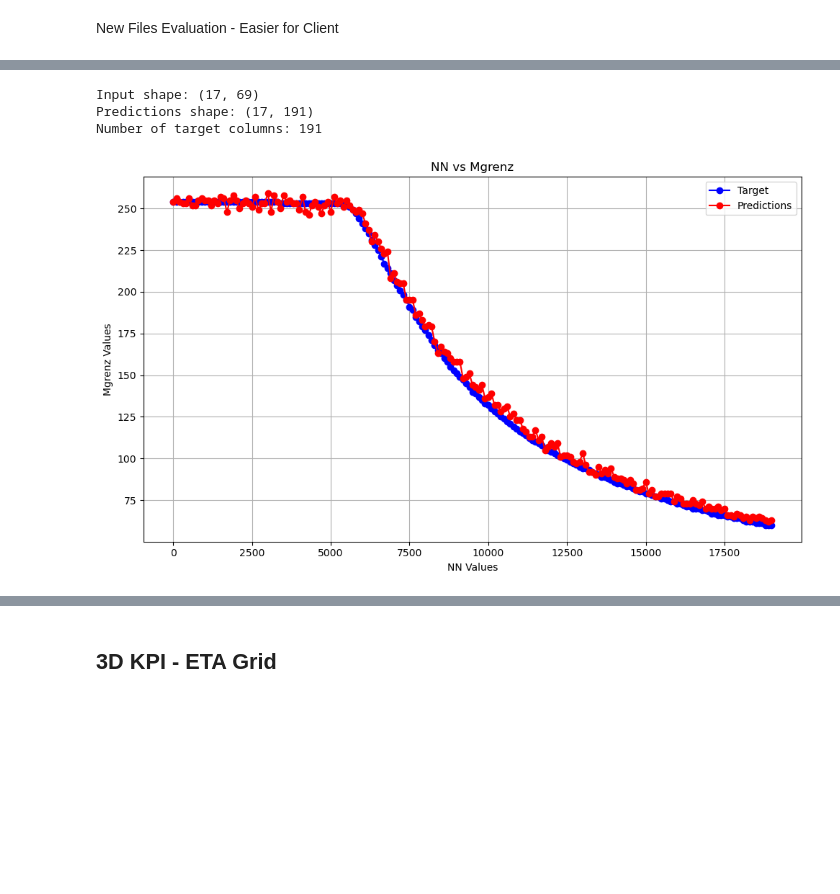
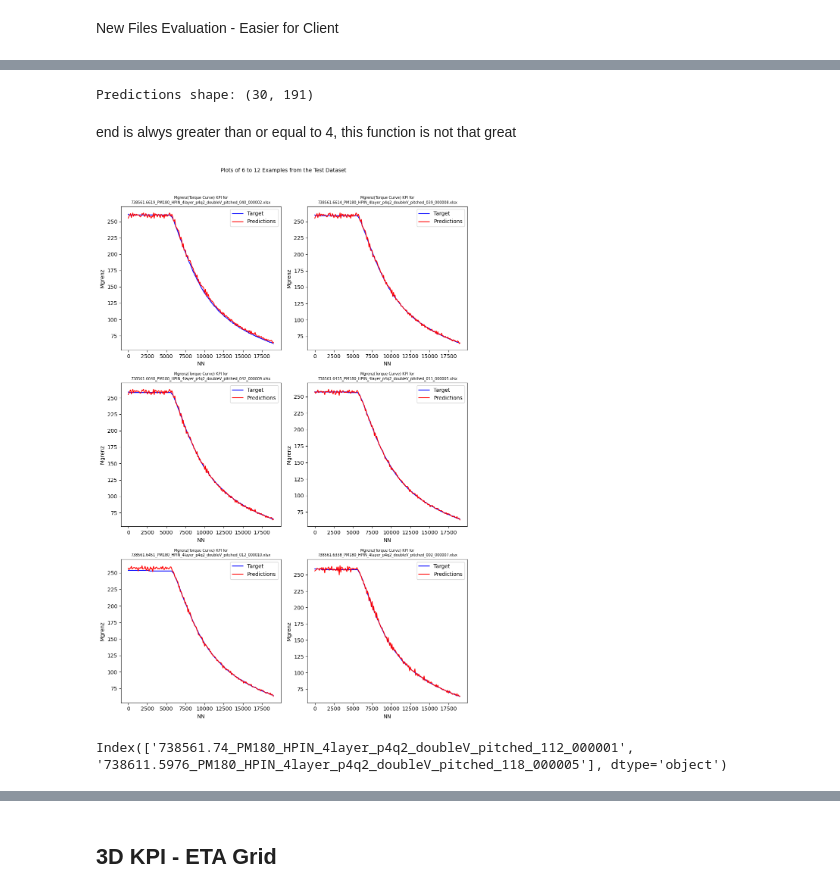
Before and after one commit to Lilly-25/Masters-Thesis, a Jupyter notebook: main_tabular.ipynb, the cells around one changed output, grey strips where cells are left out. Saved outputs shown, nothing was run; the diff lists cells and outputs as text; code cells hidden in the pictures; blank space fills up the shorter version.

```diff
--- a/main_tabular.ipynb
+++ b/main_tabular.ipynb
@@ -203,8 +370,6 @@ Index(['738561.6604_PM180_HPIN_4layer_p4q2_doubleV_pitched_038_000009.xlsx',
 # %%
 model_path='./model.pth'
-df_predictions = generate_predictions(model_path, df_test_inputs, df_test_y1_targets)
+df_predictions = generate_predictions(model_path, df_test_inputs, df_test_y1_targets, scaler_x, scaler_y1)
 # %% [output]
-Input shape: (17, 69)
-Predictions shape: (17, 191)
-Number of target columns: 191
+Predictions shape: (30, 191)
 # %%
@@ -223,4 +381,0 @@ predictions = df_predictions.loc[index].tolist()
-# %%
-plot_kpi2d(nn_kpi_2d, targets, predictions)
-# %% [output]
-[figure, removed]
@@ -226,0 +384,10 @@ plot_kpi2d(nn_kpi_2d, targets, predictions)
+# %% [markdown]
+end is alwys greater than or equal to 4, this function is not that great
+# %%
+plot_testdataset_kpi2d(df_test_y1_targets, df_predictions,start=6, end=12)
+# %% [output]
+[figure, added]
+# %%
+df_test_inputs.index
+# %% [output]
+Index(['738561.74_PM180_HPIN_4layer_p4q2_doubleV_pitched_112_000001', '738611.5976_PM180_HPIN_4layer_p4q2_doubleV_pitched_118_000005'], dtype='object')
```
Also changed, not shown: parts of 79 cells of this notebook.
